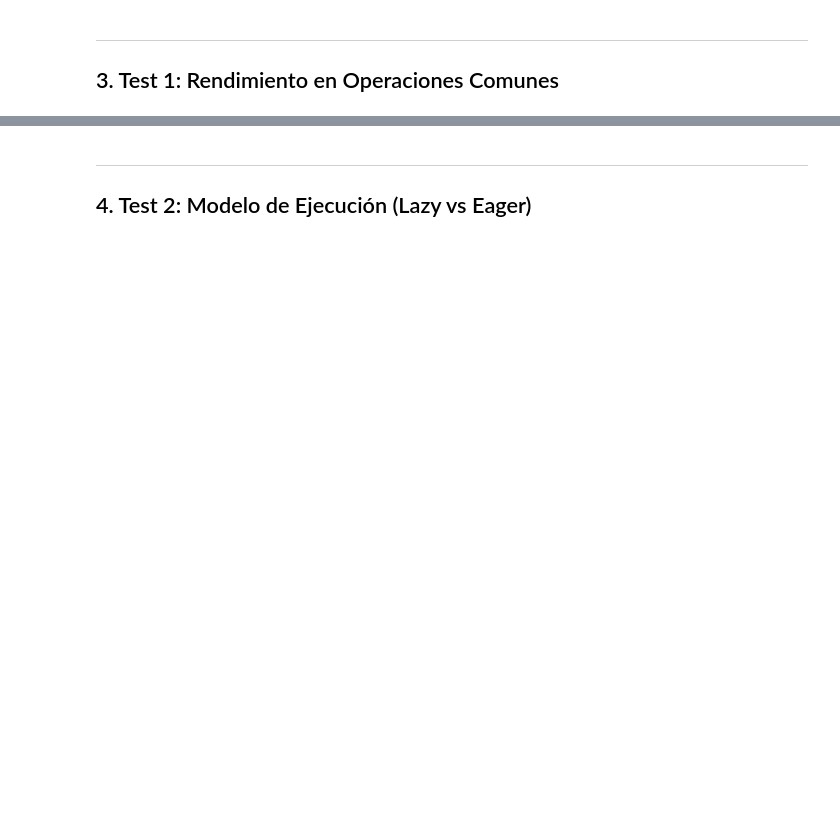
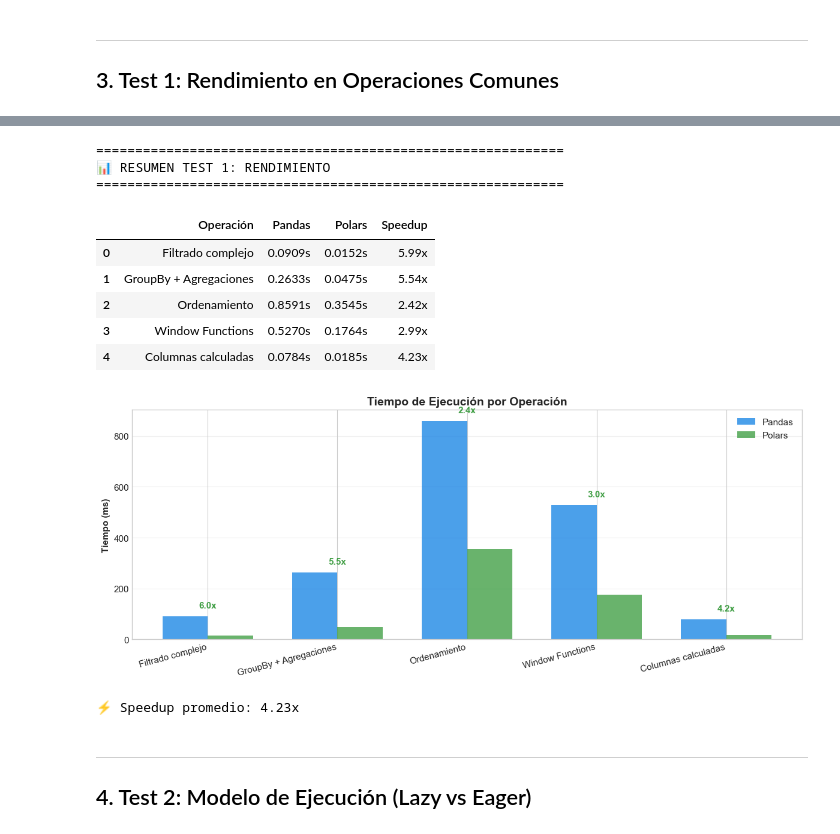
Before and after one commit to huayratoro/polars_benchmarks, a Jupyter notebook: benchmark_pandas_vs_polars.ipynb, the cells around one changed output, grey strips where cells are left out. Drawn from its saved outputs; the diff is of its cells as text; code cells hidden in the pictures; blank space fills up the shorter version.

```diff
--- a/benchmark_pandas_vs_polars.ipynb
+++ b/benchmark_pandas_vs_polars.ipynb
@@ -227,34 +271,46 @@ print("="*60)
 display(df_results.style.format({
     'Pandas': '{:.4f}s',
     'Polars': '{:.4f}s',
     'Speedup': '{:.2f}x'
 }).background_gradient(subset=['Speedup'], cmap='Greens'))
 
 # Gráfico
 fig, ax = plt.subplots(figsize=(12, 5))
 
 x = np.arange(len(df_results))
 width = 0.35
 
 bars1 = ax.bar(x - width/2, df_results['Pandas']*1000, width, label='Pandas', color=PANDAS_COLOR, alpha=0.8)
 bars2 = ax.bar(x + width/2, df_results['Polars']*1000, width, label='Polars', color=POLARS_COLOR, alpha=0.8)
 
 ax.set_ylabel('Tiempo (ms)', fontweight='bold')
-ax.set_title('⏱️ Tiempo de Ejecución por Operación', fontweight='bold', fontsize=14)
+ax.set_title('Tiempo de Ejecución por Operación', fontweight='bold', fontsize=14)
 ax.set_xticks(x)
 ax.set_xticklabels(df_results['Operación'], rotation=15, ha='right')
 ax.legend()
 ax.grid(True, alpha=0.3, axis='y')
 
 # Añadir speedup sobre las barras
 for i, speedup in enumerate(df_results['Speedup']):
     ax.annotate(f'{speedup:.1f}x', xy=(i, max(df_results['Pandas'].iloc[i], df_results['Polars'].iloc[i])*1000),
                 xytext=(0, 10), textcoords='offset points', ha='center', fontweight='bold', color=POLARS_COLOR)
 
 plt.tight_layout()
 plt.show()
 
 print(f"\n⚡ Speedup promedio: {df_results['Speedup'].mean():.2f}x")
+# %% [output]
+============================================================
+📊 RESUMEN TEST 1: RENDIMIENTO
+============================================================
+|  | Operación | Pandas | Polars | Speedup |
+| 0 | Filtrado complejo | 0.0909s | 0.0152s | 5.99x |
+| 1 | GroupBy + Agregaciones | 0.2633s | 0.0475s | 5.54x |
+| 2 | Ordenamiento | 0.8591s | 0.3545s | 2.42x |
+| 3 | Window Functions | 0.5270s | 0.1764s | 2.99x |
+| 4 | Columnas calculadas | 0.0784s | 0.0185s | 4.23x |
+[figure, added]
+⚡ Speedup promedio: 4.23x
 # %% [markdown]
 ---
 ## 4. Test 2: Modelo de Ejecución (Lazy vs Eager)
```
Also changed, not shown: parts of 22 cells of this notebook.
